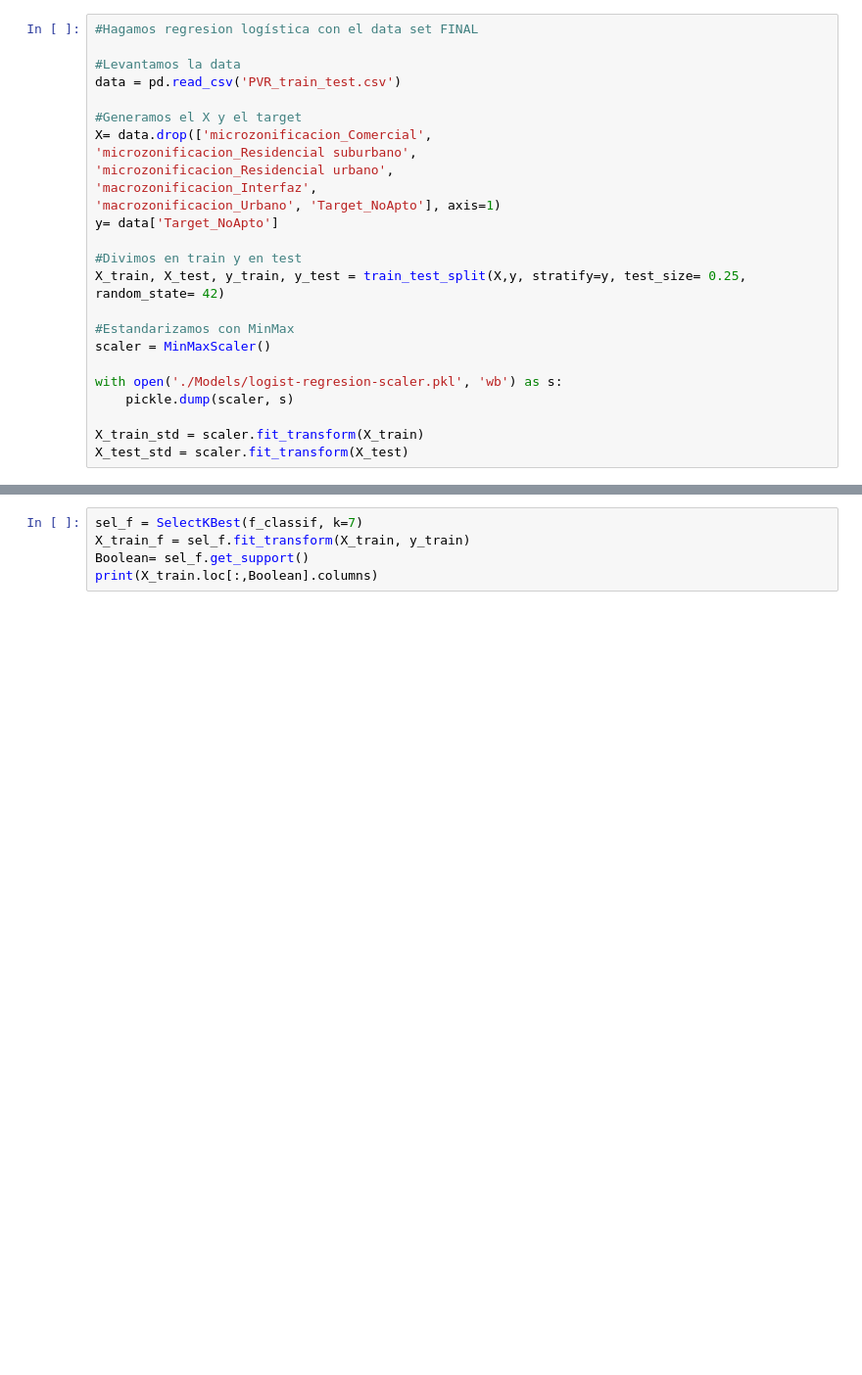
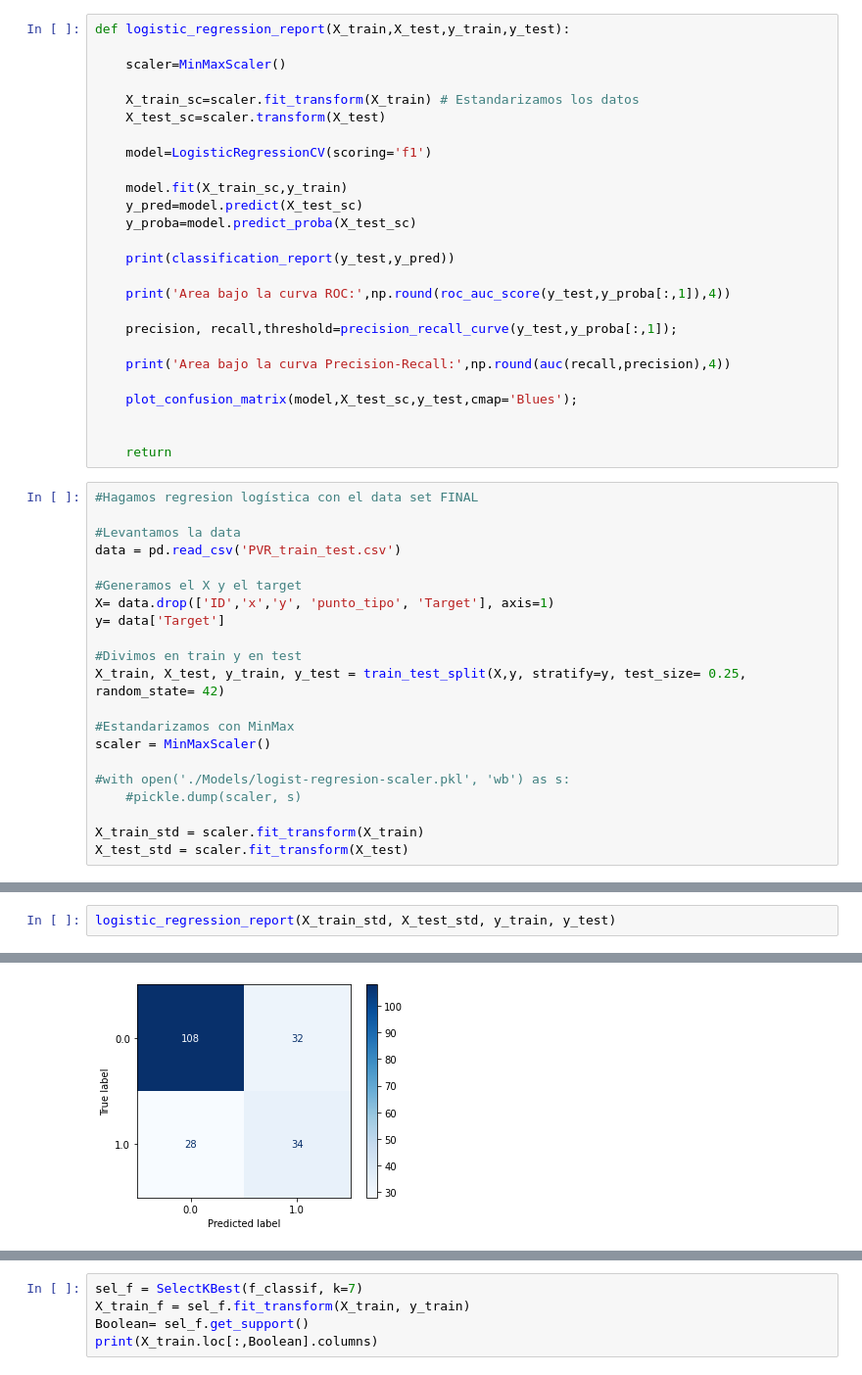
Before and after one commit to GerardoGrana/DHdatascienceG8, a Jupyter notebook: Regresion Logistica, la mejor performance.ipynb, the cells around one changed output, grey strips where cells are left out. Shown: that part at 98% size. Saved outputs shown, nothing was run; the diff lists cells and outputs as text; blank space fills up the shorter version.

```diff
--- a/Regresion Logistica, la mejor performance.ipynb
+++ b/Regresion Logistica, la mejor performance.ipynb
@@ -17,3 +12,29 @@ from sklearn.feature_selection import SelectKBest, f_classif, RFE
+# %%
+def logistic_regression_report(X_train,X_test,y_train,y_test):
+
+    scaler=MinMaxScaler()
+
+    X_train_sc=scaler.fit_transform(X_train) # Estandarizamos los datos
+    X_test_sc=scaler.transform(X_test)
+
+    model=LogisticRegressionCV(scoring='f1')
+
+    model.fit(X_train_sc,y_train)
+    y_pred=model.predict(X_test_sc)
+    y_proba=model.predict_proba(X_test_sc)
+
+    print(classification_report(y_test,y_pred))
+
+    print('Area bajo la curva ROC:',np.round(roc_auc_score(y_test,y_proba[:,1]),4))
+
+    precision, recall,threshold=precision_recall_curve(y_test,y_proba[:,1]);
+
+    print('Area bajo la curva Precision-Recall:',np.round(auc(recall,precision),4))
+
+    plot_confusion_matrix(model,X_test_sc,y_test,cmap='Blues');
+
+
+    return
 # %%
 #Hagamos regresion logística con el data set FINAL
 
@@ -21,12 +42,8 @@ from sklearn.feature_selection import SelectKBest, f_classif, RFE
 data = pd.read_csv('PVR_train_test.csv')
 
 #Generamos el X y el target
-X= data.drop(['microzonificacion_Comercial',
-'microzonificacion_Residencial suburbano',
-'microzonificacion_Residencial urbano',
-'macrozonificacion_Interfaz',
-'macrozonificacion_Urbano', 'Target_NoApto'], axis=1)
-y= data['Target_NoApto']
+X= data.drop(['ID','x','y', 'punto_tipo', 'Target'], axis=1)
+y= data['Target']
 
 #Divimos en train y en test
 X_train, X_test, y_train, y_test = train_test_split(X,y, stratify=y, test_size= 0.25, random_state= 42)
@@ -34,8 +51,8 @@ X_train, X_test, y_train, y_test = train_test_split(X,y, stratify=y, test_size=
 #Estandarizamos con MinMax
 scaler = MinMaxScaler()
 
-with open('./Models/logist-regresion-scaler.pkl', 'wb') as s:
-    pickle.dump(scaler, s)
+#with open('./Models/logist-regresion-scaler.pkl', 'wb') as s:
+    #pickle.dump(scaler, s)
 
 X_train_std = scaler.fit_transform(X_train)
 X_test_std = scaler.fit_transform(X_test)
@@ -78,0 +59,3 @@ data_reduced.shape
+# %%
+logistic_regression_report(X_train_std, X_test_std, y_train, y_test)
+# %% [output]
@@ -78,0 +90 @@ data_reduced.shape
+[figure, added]
```
Also changed, not shown: parts of 26 cells of this notebook, 6 other files.
